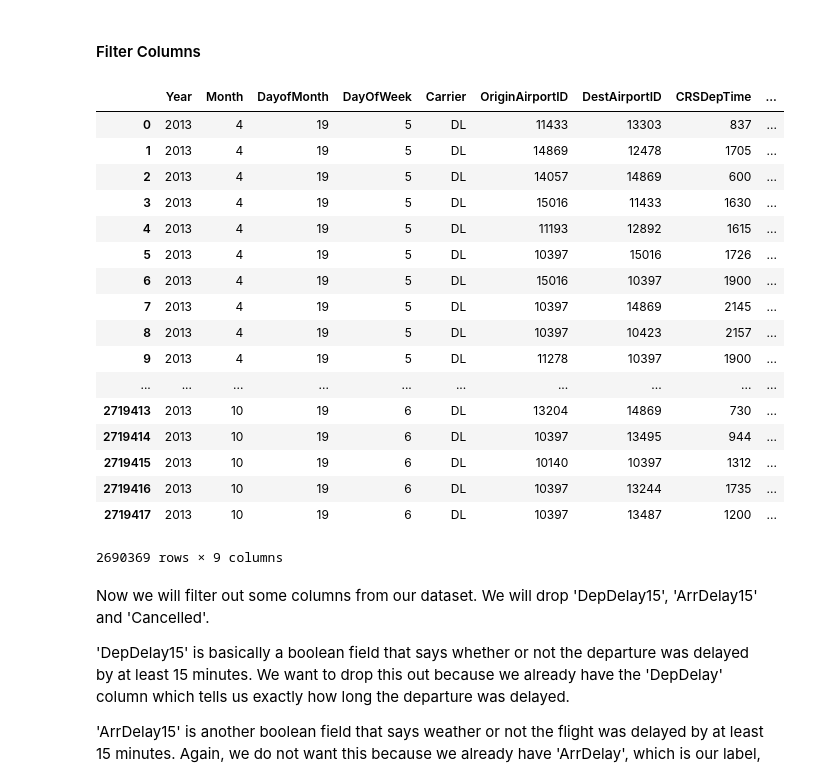
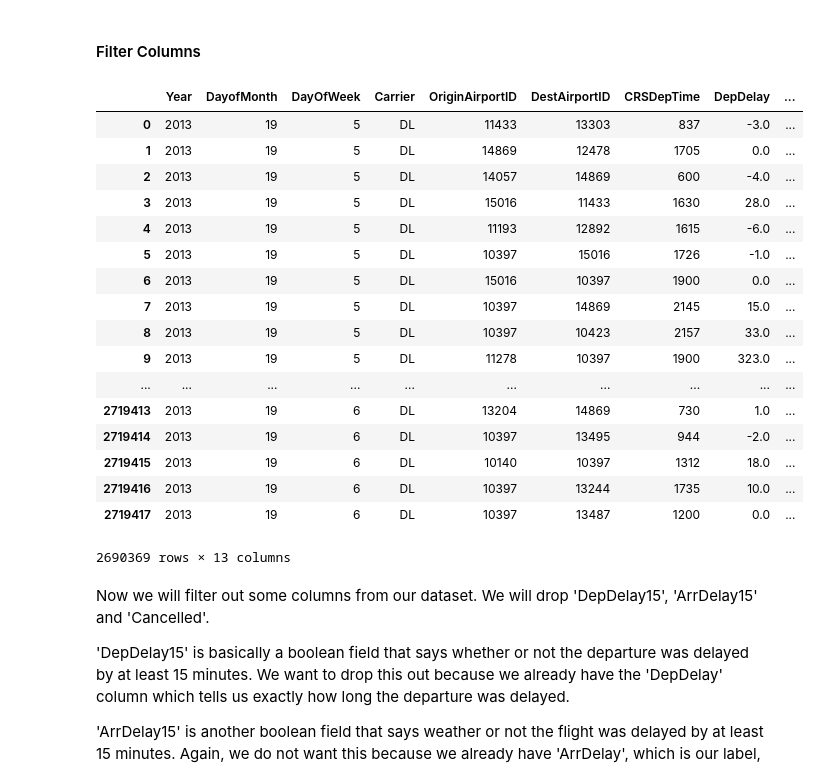
Before and after one commit to npalacio/IntroToAI, a Jupyter notebook: Homework/Project/Work/Flight Prediction.ipynb, the cells around one changed output. Saved outputs shown, nothing was run; the diff lists cells and outputs as text; code cells hidden in the pictures.

```diff
--- a/Homework/Project/Work/Flight Prediction.ipynb
+++ b/Homework/Project/Work/Flight Prediction.ipynb
@@ -32,7 +36,6 @@ from sklearn import tree
 ### Load Flight Data
 # %%
 flightData = pd.read_csv(flightDataFile)
-flightData = flightData.loc[flightData['Cancelled'] == 0]
 flightData
 # %% [output]
 |  | Year | Month | DayofMonth | DayOfWeek | Carrier | OriginAirportID | DestAirportID | CRSDepTime | ... |
@@ -109,0 +119,5 @@ We will drop these duplicates by calling the utility library which in turn uses
+# %%
+flightData['DayCos'] = np.cos(flightData.DayOfWeek*(2.*np.pi/7))
+flightData['DaySin'] = np.sin(flightData.DayOfWeek*(2.*np.pi/7))
+flightData['MonthCos'] = np.cos(flightData.Month*(2.*np.pi/12))
+flightData['MonthSin'] = np.sin(flightData.Month*(2.*np.pi/12))
@@ -110,27 +147,27 @@ We will drop these duplicates by calling the utility library which in turn uses
 # %% [markdown]
 #### Filter Columns
 # %%
-filteredFlightData = utils.FilterColumns(flightData, ['Year','Month','DayofMonth','DayOfWeek','Carrier','OriginAirportID','DestAirportID','CRSDepTime','DepDelay'])
+filteredFlightData = utils.FilterColumns(flightData, ['Year','DayofMonth','DayOfWeek','Carrier','OriginAirportID','DestAirportID','CRSDepTime','DepDelay','DaySin','DayCos','MonthSin','MonthCos','Month'])
 filteredFlightData
 # %% [output]
-|  | Year | Month | DayofMonth | DayOfWeek | Carrier | OriginAirportID | DestAirportID | CRSDepTime | ... |
-| 0 | 2013 | 4 | 19 | 5 | DL | 11433 | 13303 | 837 | ... |
-| 1 | 2013 | 4 | 19 | 5 | DL | 14869 | 12478 | 1705 | ... |
-| 2 | 2013 | 4 | 19 | 5 | DL | 14057 | 14869 | 600 | ... |
-| 3 | 2013 | 4 | 19 | 5 | DL | 15016 | 11433 | 1630 | ... |
-| 4 | 2013 | 4 | 19 | 5 | DL | 11193 | 12892 | 1615 | ... |
-| 5 | 2013 | 4 | 19 | 5 | DL | 10397 | 15016 | 1726 | ... |
-| 6 | 2013 | 4 | 19 | 5 | DL | 15016 | 10397 | 1900 | ... |
-| 7 | 2013 | 4 | 19 | 5 | DL | 10397 | 14869 | 2145 | ... |
-| 8 | 2013 | 4 | 19 | 5 | DL | 10397 | 10423 | 2157 | ... |
-| 9 | 2013 | 4 | 19 | 5 | DL | 11278 | 10397 | 1900 | ... |
+|  | Year | DayofMonth | DayOfWeek | Carrier | OriginAirportID | DestAirportID | CRSDepTime | DepDelay | ... |
+| 0 | 2013 | 19 | 5 | DL | 11433 | 13303 | 837 | -3.0 | ... |
+| 1 | 2013 | 19 | 5 | DL | 14869 | 12478 | 1705 | 0.0 | ... |
+| 2 | 2013 | 19 | 5 | DL | 14057 | 14869 | 600 | -4.0 | ... |
+| 3 | 2013 | 19 | 5 | DL | 15016 | 11433 | 1630 | 28.0 | ... |
+| 4 | 2013 | 19 | 5 | DL | 11193 | 12892 | 1615 | -6.0 | ... |
+| 5 | 2013 | 19 | 5 | DL | 10397 | 15016 | 1726 | -1.0 | ... |
+| 6 | 2013 | 19 | 5 | DL | 15016 | 10397 | 1900 | 0.0 | ... |
+| 7 | 2013 | 19 | 5 | DL | 10397 | 14869 | 2145 | 15.0 | ... |
+| 8 | 2013 | 19 | 5 | DL | 10397 | 10423 | 2157 | 33.0 | ... |
+| 9 | 2013 | 19 | 5 | DL | 11278 | 10397 | 1900 | 323.0 | ... |
 | ... | ... | ... | ... | ... | ... | ... | ... | ... | ... |
-| 2719413 | 2013 | 10 | 19 | 6 | DL | 13204 | 14869 | 730 | ... |
-| 2719414 | 2013 | 10 | 19 | 6 | DL | 10397 | 13495 | 944 | ... |
-| 2719415 | 2013 | 10 | 19 | 6 | DL | 10140 | 10397 | 1312 | ... |
-| 2719416 | 2013 | 10 | 19 | 6 | DL | 10397 | 13244 | 1735 | ... |
-| 2719417 | 2013 | 10 | 19 | 6 | DL | 10397 | 13487 | 1200 | ... |
+| 2719413 | 2013 | 19 | 6 | DL | 13204 | 14869 | 730 | 1.0 | ... |
+| 2719414 | 2013 | 19 | 6 | DL | 10397 | 13495 | 944 | -2.0 | ... |
+| 2719415 | 2013 | 19 | 6 | DL | 10140 | 10397 | 1312 | 18.0 | ... |
+| 2719416 | 2013 | 19 | 6 | DL | 10397 | 13244 | 1735 | 10.0 | ... |
+| 2719417 | 2013 | 19 | 6 | DL | 10397 | 13487 | 1200 | 0.0 | ... |
-2690369 rows × 9 columns
+2690369 rows × 13 columns
 # %% [markdown]
 Now we will filter out some columns from our dataset. We will drop 'DepDelay15', 'ArrDelay15' and 'Cancelled'.
 
```
Also changed, not shown: parts of 93 cells of this notebook.
